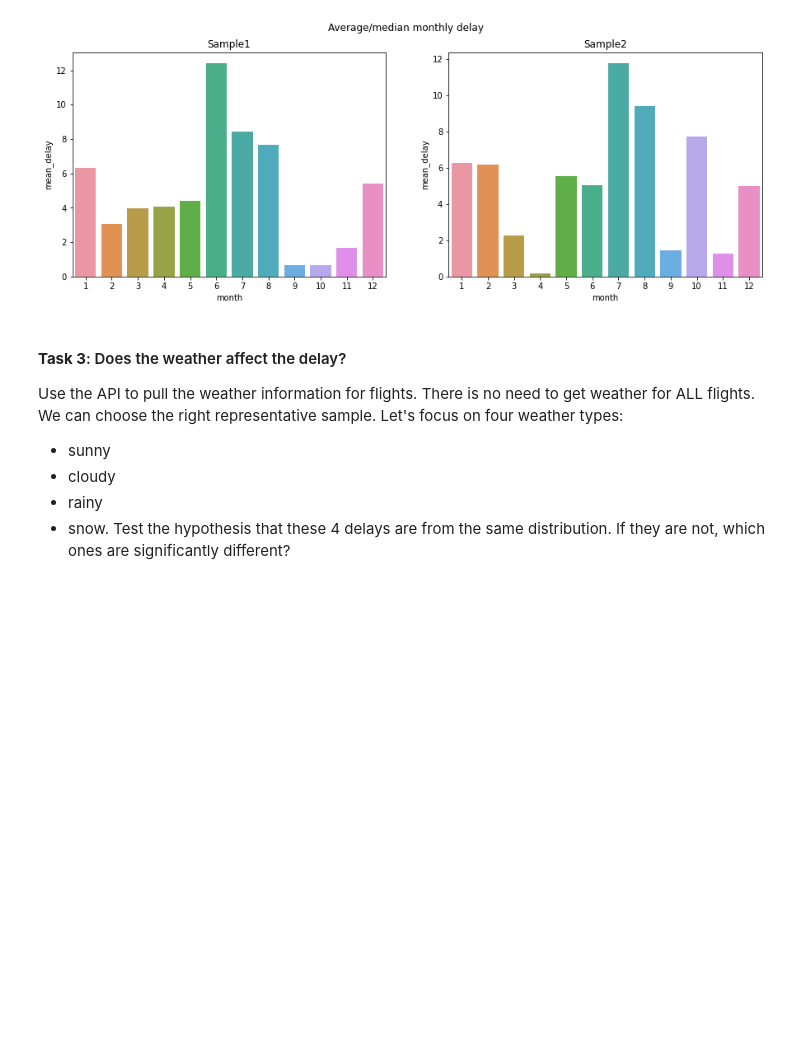
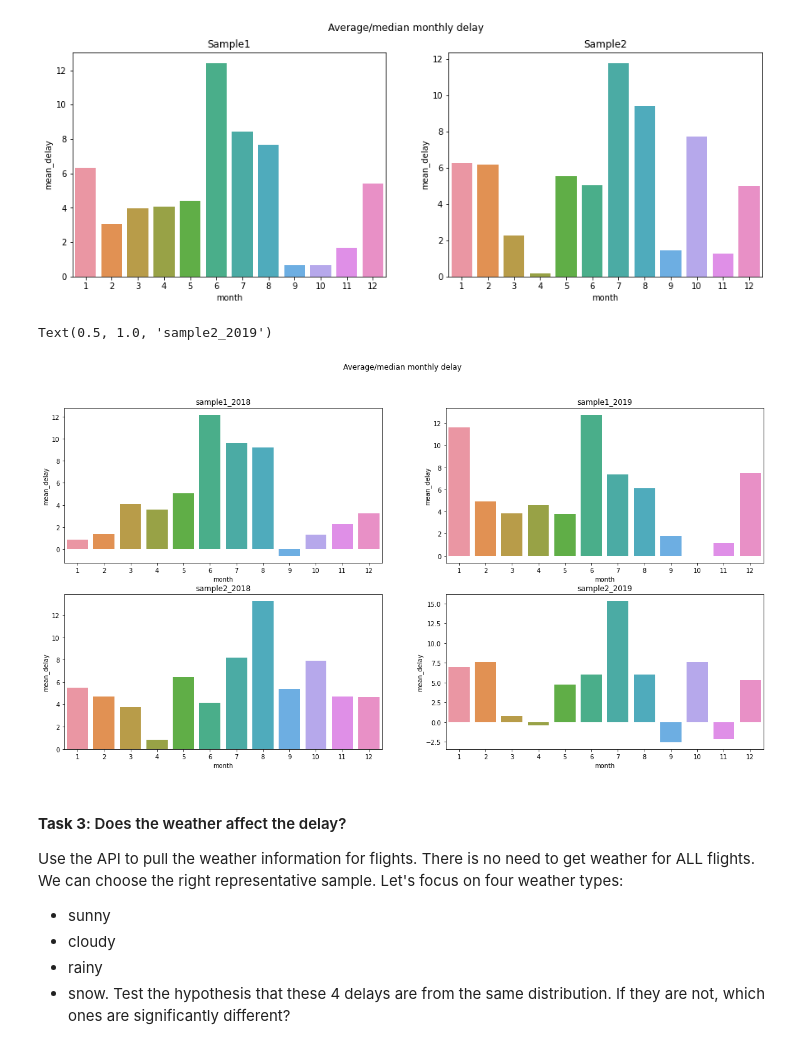
Before and after one commit to WongMatthew/LHL-Predicting-Flight-Patterns, a Jupyter notebook: Flight Prediction - master/exploratory_analysis.ipynb, the cells around one changed output. Saved outputs shown, nothing was run; the diff lists cells and outputs as text; code cells hidden in the pictures; blank space fills up the shorter version.

```diff
--- a/Flight Prediction - master/exploratory_analysis.ipynb
+++ b/Flight Prediction - master/exploratory_analysis.ipynb
@@ -59,6 +59,8 @@ sample2 = data.sample(n=10000, random_state=1)
 
 sample1['month'] = pd.DatetimeIndex(sample1['fl_date']).month
 sample2['month'] = pd.DatetimeIndex(sample2['fl_date']).month
+sample1['year'] = pd.DatetimeIndex(sample1['fl_date']).year
+sample2['year'] = pd.DatetimeIndex(sample2['fl_date']).year
 # %%
 sample1.groupby(by='month').size()
 # %% [output]
@@ -138,6 +140,52 @@ Observations:
 * Re-visit this with whole dataset, and seperate by year?
 * Looks very seasonal (Fall,Winter,Spring,Summer)
 [figure]
+# %%
+#data formatting
+sample1_2018 = sample1[sample1['year']== 2018]
+sample1_2019 = sample1[sample1['year']== 2019]
+
+sample2_2018 = sample2[sample2['year']== 2018]
+sample2_2019 = sample2[sample2['year']== 2019]
+
+sample1_2018 = sample1_2018[['month','arr_delay']].groupby(by='month').agg(['size','mean','min','max']).reset_index()
+sample1_2018.columns = [''] * len(sample1_2018.columns)
+sample1_2018.columns=['month','size','mean_delay','min_delay','max_delay']
+
+sample1_2019 = sample1_2019[['month','arr_delay']].groupby(by='month').agg(['size','mean','min','max']).reset_index()
+sample1_2019.columns = [''] * len(sample1_2019.columns)
+sample1_2019.columns=['month','size','mean_delay','min_delay','max_delay']
+
+sample2_2018 = sample2_2018[['month','arr_delay']].groupby(by='month').agg(['size','mean','min','max']).reset_index()
+sample2_2018.columns = [''] * len(sample2_2018.columns)
+sample2_2018.columns=['month','size','mean_delay','min_delay','max_delay']
+
+sample2_2019 = sample2_2019[['month','arr_delay']].groupby(by='month').agg(['size','mean','min','max']).reset_index()
+sample2_2019.columns = [''] * len(sample2_2019.columns)
+sample2_2019.columns=['month','size','mean_delay','min_delay','max_delay']
+
+#create charts
+fig, axes = plt.subplots(2, 2,figsize=(20,10))
+fig.suptitle('Average/median monthly delay')
+
+#sample1 - 2018
+sns.barplot(x='month',y='mean_delay',data=sample1_2018,ax=axes[0,0])
+axes[0,0].set_title('sample1_2018')
+
+#sample1 - 2019
+sns.barplot(x='month',y='mean_delay',data=sample1_2019,ax=axes[0,1])
+axes[0,1].set_title('sample1_2019')
+
+#sample2 - 2018
+sns.barplot(x='month',y='mean_delay',data=sample2_2018,ax=axes[1,0])
+axes[1,0].set_title('sample2_2018')
+
+#sample2 - 2019
+sns.barplot(x='month',y='mean_delay',data=sample2_2019,ax=axes[1,1])
+axes[1,1].set_title('sample2_2019')
+# %% [output]
+Text(0.5, 1.0, 'sample2_2019')
+[figure, added]
 # %% [markdown]
 #### **Task 3**: Does the weather affect the delay?
 Use the API to pull the weather information for flights. There is no need to get weather for ALL flights. We can choose the right representative sample. Let's focus on four weather types:
```
Also changed, not shown: parts of 3 cells of this notebook.
